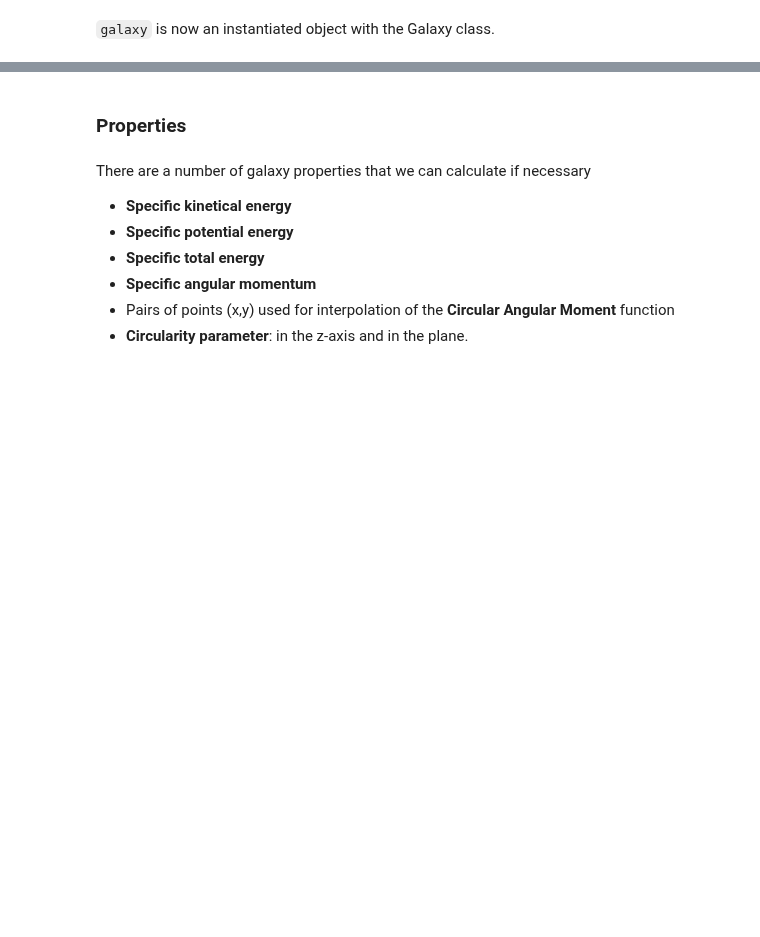
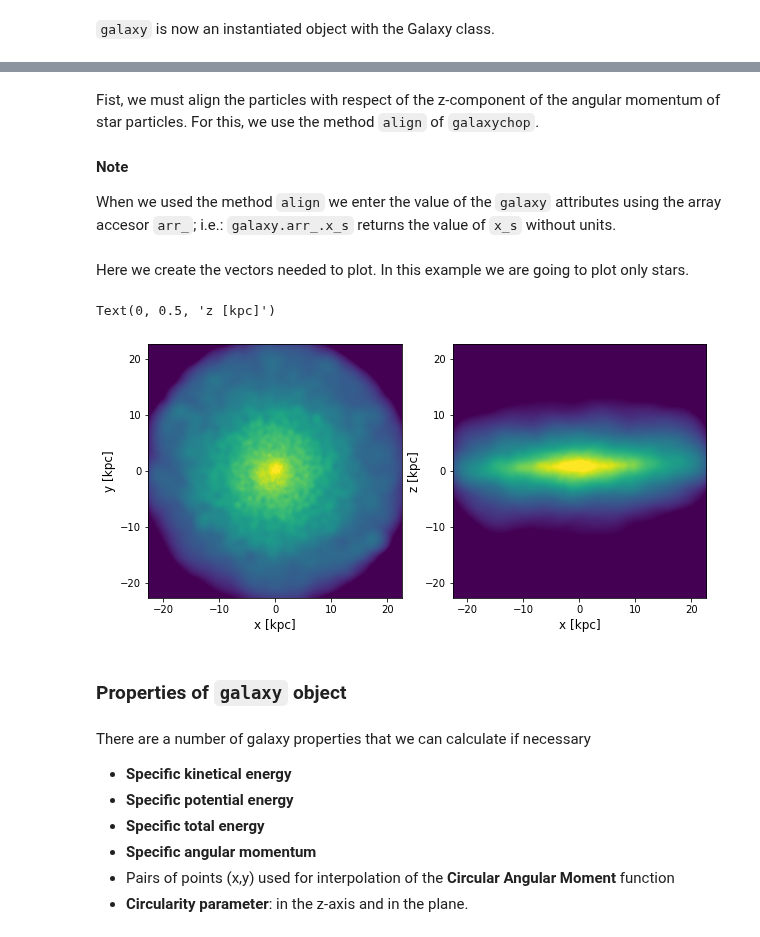
Before and after one commit to vcristiani/galaxy-chop, a Jupyter notebook: docs/source/tutorial.ipynb, the cells around one changed output, grey strips where cells are left out. Cells and saved outputs as stored; diff of their text form; code cells hidden in the pictures; blank space fills up the shorter version.

```diff
--- a/docs/source/tutorial.ipynb
+++ b/docs/source/tutorial.ipynb
@@ -106,5 +71,60 @@ NameError: name 'plt' is not defined
+# %% [markdown]
+Fist, we must align the particles with respect of the z-component of the angular momentum of star particles. For this, we use the method `align` of `galaxychop`.
+# %% [markdown]
+**Note**
+
+When we used the method `align` we enter the value of the `galaxy` attributes using the array accesor `arr_`; i.e.: `galaxy.arr_.x_s` returns the value of `x_s` without units.
+# %%
+rot_part = gc.align(galaxy.arr_.m_s,
+                    galaxy.arr_.x_s,
+                    galaxy.arr_.y_s,
+                    galaxy.arr_.z_s,
+                    galaxy.arr_.vx_s,
+                    galaxy.arr_.vy_s,
+                    galaxy.arr_.vz_s,
+                    galaxy.arr_.x_dm,
+                    galaxy.arr_.y_dm,
+                    galaxy.arr_.z_dm,
+                    galaxy.arr_.vx_dm,
+                    galaxy.arr_.vy_dm,
+                    galaxy.arr_.vz_dm,
+                    galaxy.arr_.x_g,
+                    galaxy.arr_.y_g,
+                    galaxy.arr_.z_g,
+                    galaxy.arr_.vx_g,
+                    galaxy.arr_.vy_g,
+                    galaxy.arr_.vz_g,
+                     r_cut=8
+                    )
+# %% [markdown]
+Here we create the vectors needed to plot. In this example we are going to plot only stars.
+# %%
+pos = np.array([rot_part[:3]]).T
+mass = galaxy.m_s
+# %%
+import matplotlib.pyplot as plt
+from sphviewer.tools import QuickView
+
+fig, ax = plt.subplots(nrows=1, ncols=2, figsize=(10, 5))
+
+qv = QuickView(pos, mass, r="infinity", plot=False)
+img = qv.get_image()
+extent = qv.get_extent()
+ax[0].imshow(img, extent=extent, vmin=5.5, vmax=8.8)
+ax[0].set_xlabel("x [kpc]", fontsize=12)
+ax[0].set_ylabel("y [kpc]", fontsize=12)
+
+qv = QuickView(pos, mass, r="infinity", plot=False, t=90)
+img = qv.get_image()
+extent = qv.get_extent()
+ax[1].imshow(img, extent=extent, vmin=5.5, vmax=8.8)
+ax[1].set_xlabel("x [kpc]", fontsize=12)
+ax[1].set_ylabel("z [kpc]", fontsize=12)
+# %% [output]
+Text(0, 0.5, 'z [kpc]')
+[figure, added]
 # %% [markdown]
-### Properties
+### Properties of `galaxy` object
 # %% [markdown]
 There are a number of galaxy properties that we can calculate if necessary
 
```
Also changed, not shown: parts of 15 cells of this notebook, 3 other files.
